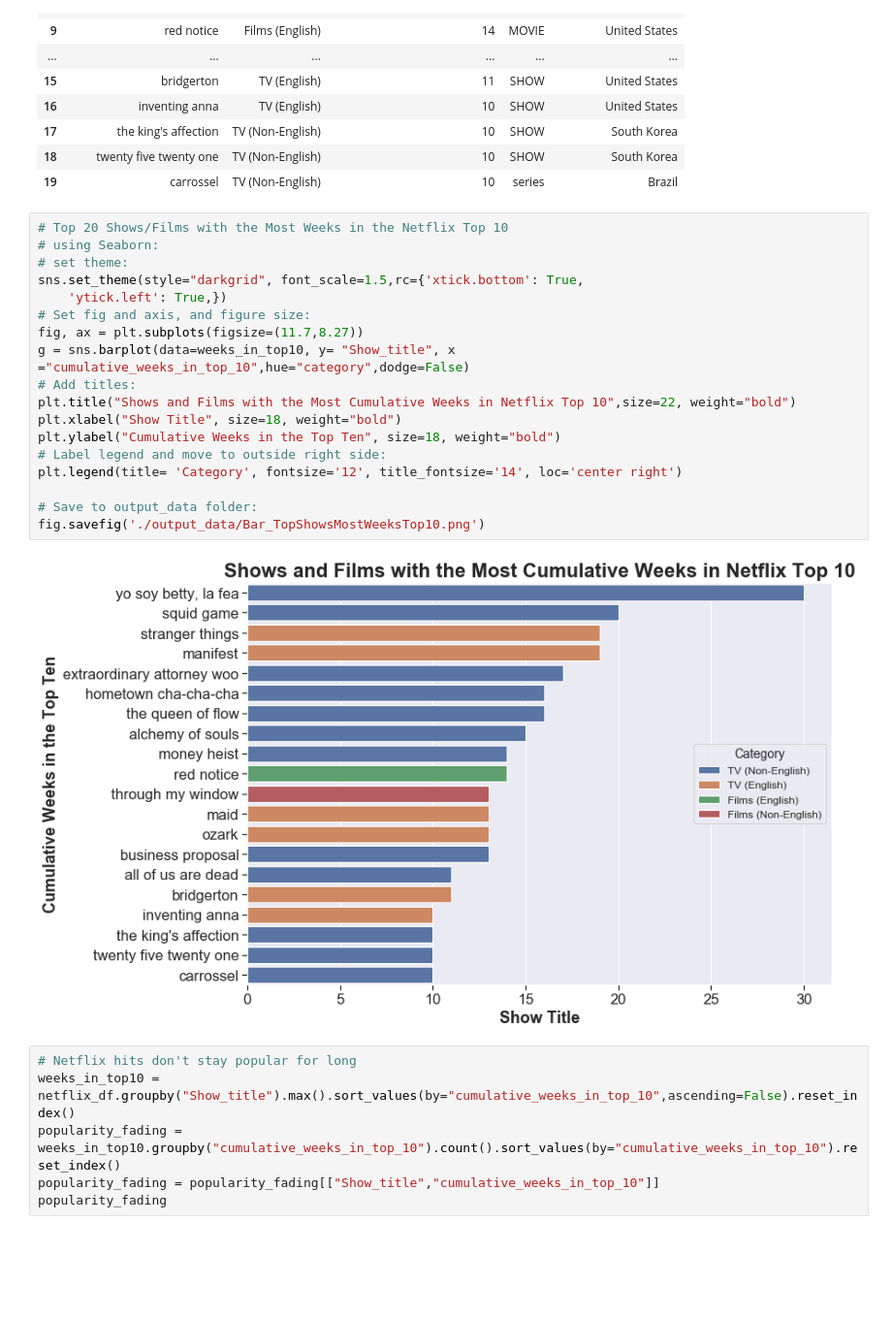
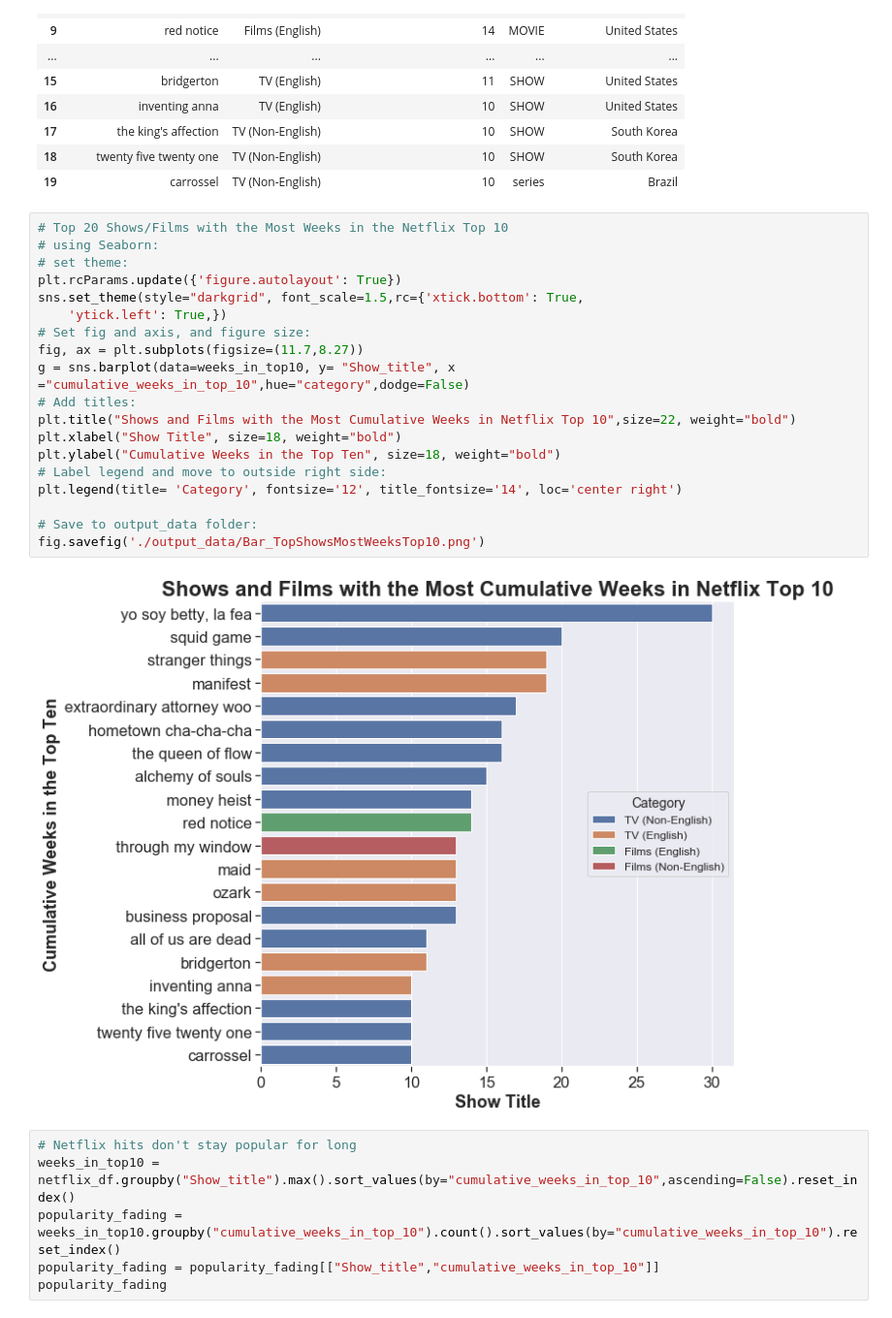
Before and after one commit to EdithLotterman/Project-1-Team-8, a Jupyter notebook: team8_netflix_proj1_Analysis.ipynb, the cells around one changed output. Shown at 97% size. Cells and saved outputs as stored; diff of their text form; blank space fills up the shorter version.

Commit message:
Updated graphs again

```diff
--- a/team8_netflix_proj1_Analysis.ipynb
+++ b/team8_netflix_proj1_Analysis.ipynb
@@ -241,23 +241,24 @@ weeks_in_top10
 # %%
 # Top 20 Shows/Films with the Most Weeks in the Netflix Top 10
 # using Seaborn:
 # set theme:
+plt.rcParams.update({'figure.autolayout': True})
 sns.set_theme(style="darkgrid", font_scale=1.5,rc={'xtick.bottom': True,
     'ytick.left': True,})
 # Set fig and axis, and figure size:
 fig, ax = plt.subplots(figsize=(11.7,8.27))
 g = sns.barplot(data=weeks_in_top10, y= "Show_title", x ="cumulative_weeks_in_top_10",hue="category",dodge=False)
 # Add titles:
 plt.title("Shows and Films with the Most Cumulative Weeks in Netflix Top 10",size=22, weight="bold")
 plt.xlabel("Show Title", size=18, weight="bold")
 plt.ylabel("Cumulative Weeks in the Top Ten", size=18, weight="bold")
 # Label legend and move to outside right side:
 plt.legend(title= 'Category', fontsize='12', title_fontsize='14', loc='center right')
 
 # Save to output_data folder:
 fig.savefig('./output_data/Bar_TopShowsMostWeeksTop10.png')
 # %% [output]
-[figure, old version]
+[figure, new version]
 # %%
 # Netflix hits don't stay popular for long
 weeks_in_top10 = netflix_df.groupby("Show_title").max().sort_values(by="cumulative_weeks_in_top_10",ascending=False).reset_index()
```
Also changed, not shown: parts of 2 cells of this notebook, 3 other files.
